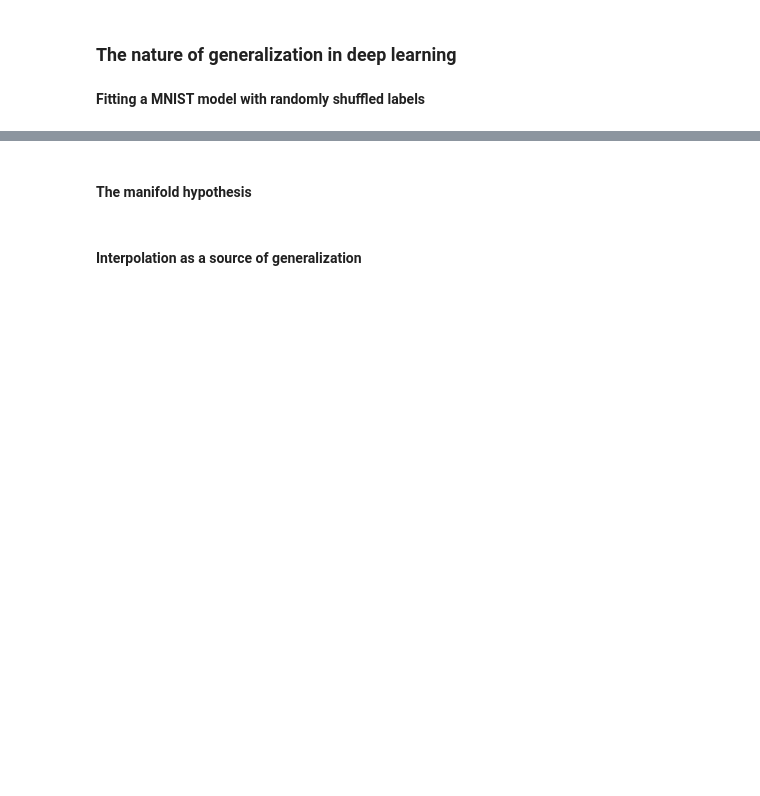
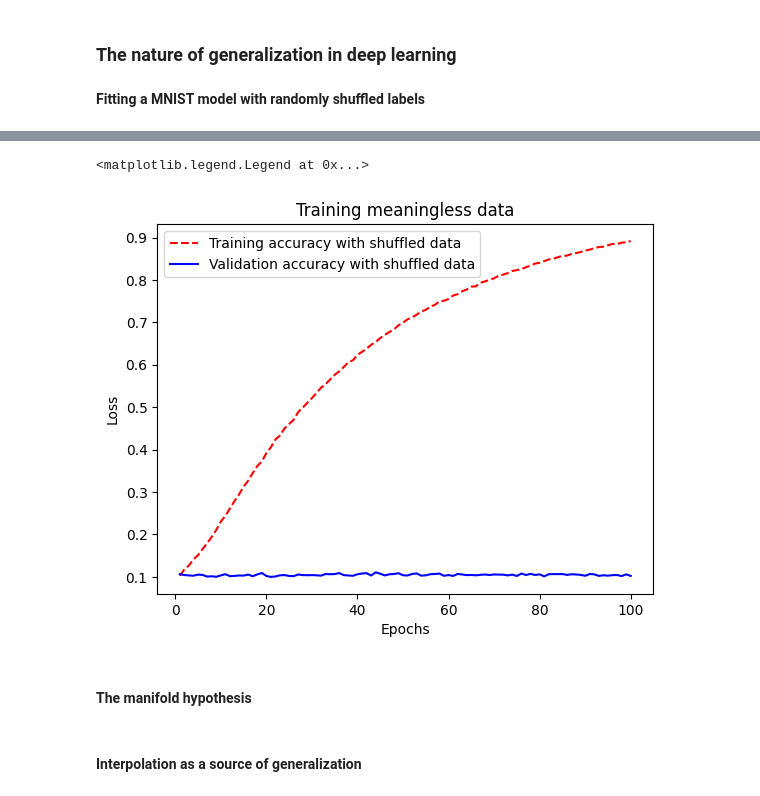
Before and after one commit to Lee-geonwu/class_ai4dl, a Jupyter notebook: week5/chapter05_fundamentals-of-ml.ipynb, the cells around one changed output, grey strips where cells are left out. Cells and saved outputs as stored; diff of their text form; code cells hidden in the pictures; blank space fills up the shorter version.

```diff
--- a/week5/chapter05_fundamentals-of-ml.ipynb
+++ b/week5/chapter05_fundamentals-of-ml.ipynb
@@ -168,3 +197,19 @@ Epoch 100/100
+# %%
+# - Fitting a MNIST model with randomly shuffled labels.
+#   Visualize training accuracy and validation accuracy.
+import matplotlib.pyplot as plt
+train_accuracy = history.history["accuracy"]
+vac_accuracy = history.history["val_accuracy"]
+epochs = range(1, 101)
+plt.plot(epochs, train_accuracy, "r--", label="Training accuracy with shuffled data")
+plt.plot(epochs, vac_accuracy, "b-", label="Validation accuracy with shuffled data")
+plt.title("Training meaningless data")
+plt.xlabel("Epochs")
+plt.ylabel("Loss")
+plt.legend()
+# %% [output]
+<matplotlib.legend.Legend at 0x...>
+[figure, added]
 # %% [markdown]
 #### The manifold hypothesis
 # %% [markdown]
```
Also changed, not shown: parts of 23 cells of this notebook.
